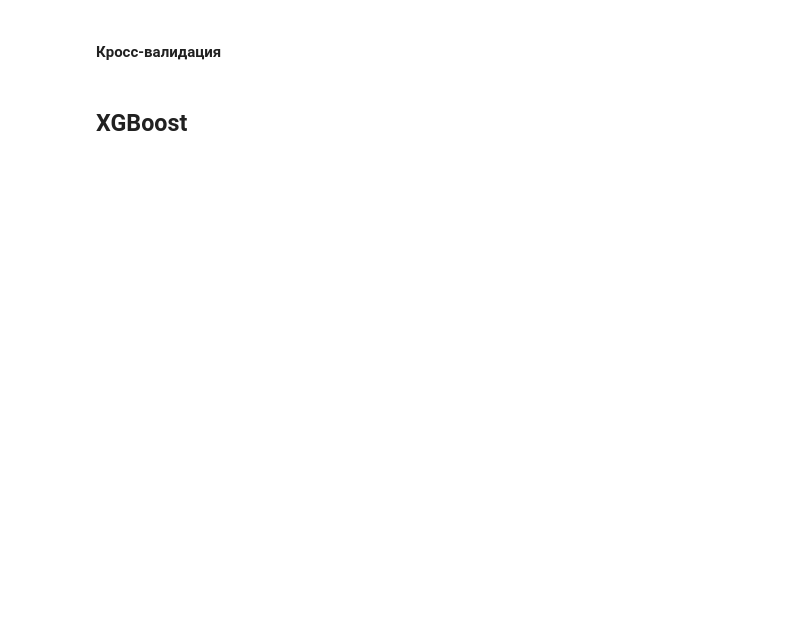
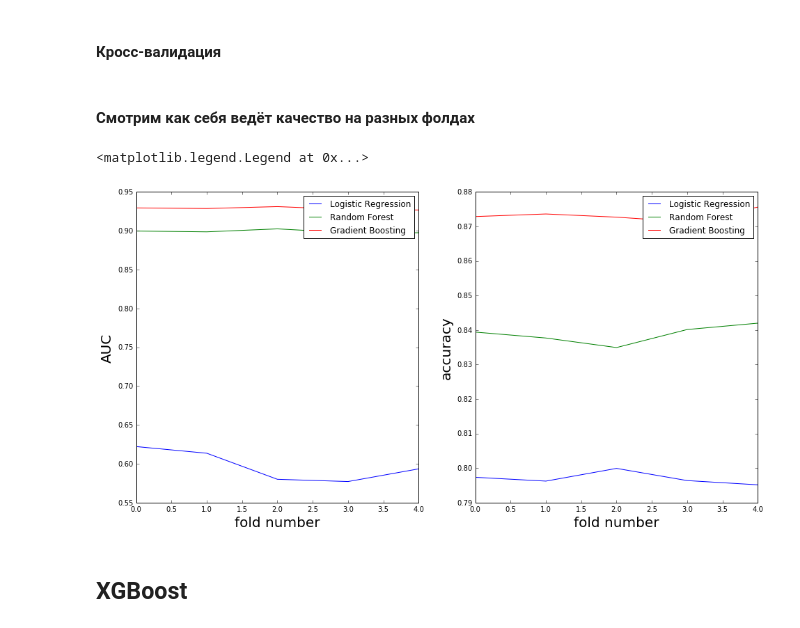
Before and after one commit to yandexdataschool/HSE-DataNight-StarterKit, a Jupyter notebook: Introduction.ipynb, the cells around one changed output. Saved outputs shown, nothing was run; the diff lists cells and outputs as text; code cells hidden in the pictures; blank space fills up the shorter version.

```diff
--- a/Introduction.ipynb
+++ b/Introduction.ipynb
@@ -246,3 +467,49 @@ for train_ids, test_ids in tqdm(cv):
+# %%
+cv = KFold(X.shape[0], n_folds=5, shuffle=True, random_state=123)
+
+lr_aucs = []
+lr_accs = []
+rf_aucs = []
+rf_accs = []
+bst_aucs = []
+bst_accs = []
+for train_ids, test_ids in tqdm(cv):
+    X_train, Y_train = X[train_ids, :], Y[train_ids, :]
+    X_test, Y_test = X[test_ids, :], Y[test_ids, :]
+    lr.fit(X_train, Y_train.flatten())
+    lr_aucs.append(roc_auc_score(Y_test, lr.predict_proba(X_test)[:,1]))
+    lr_accs.append(accuracy_score(Y_test, lr.predict(X_test)))
+
+    rf.fit(X_train, Y_train.flatten())
+    rf_aucs.append(roc_auc_score(Y_test, rf.predict_proba(X_test)[:,1]))
+    rf_accs.append(accuracy_score(Y_test, rf.predict(X_test)))
+
+    bst.fit(X_train, Y_train.flatten())
+    bst_aucs.append(roc_auc_score(Y_test, bst.predict_proba(X_test)[:,1]))
+    bst_accs.append(accuracy_score(Y_test, bst.predict(X_test)))
+# %% [markdown]
+#### Смотрим как себя ведёт качество на разных фолдах
+# %%
+figsize(16,8)
+
+plt.subplot(121)
+plt.ylabel('AUC', size=20)
+plt.xlabel('fold number', size=20)
+plt.plot(range(5), lr_aucs, label='Logistic Regression')
+plt.plot(range(5), rf_aucs, label='Random Forest')
+plt.plot(range(5), bst_aucs, label='Gradient Boosting')
+plt.legend()
+
+plt.subplot(122)
+plt.ylabel('accuracy', size=20)
+plt.xlabel('fold number', size=20)
+plt.plot(range(5), lr_accs, label='Logistic Regression')
+plt.plot(range(5), rf_accs, label='Random Forest')
+plt.plot(range(5), bst_accs, label='Gradient Boosting')
+plt.legend()
+# %% [output]
+<matplotlib.legend.Legend at 0x...>
+[figure, added]
 # %% [markdown]
 ## XGBoost
 # %%
```
Also changed, not shown: parts of 68 cells of this notebook.
